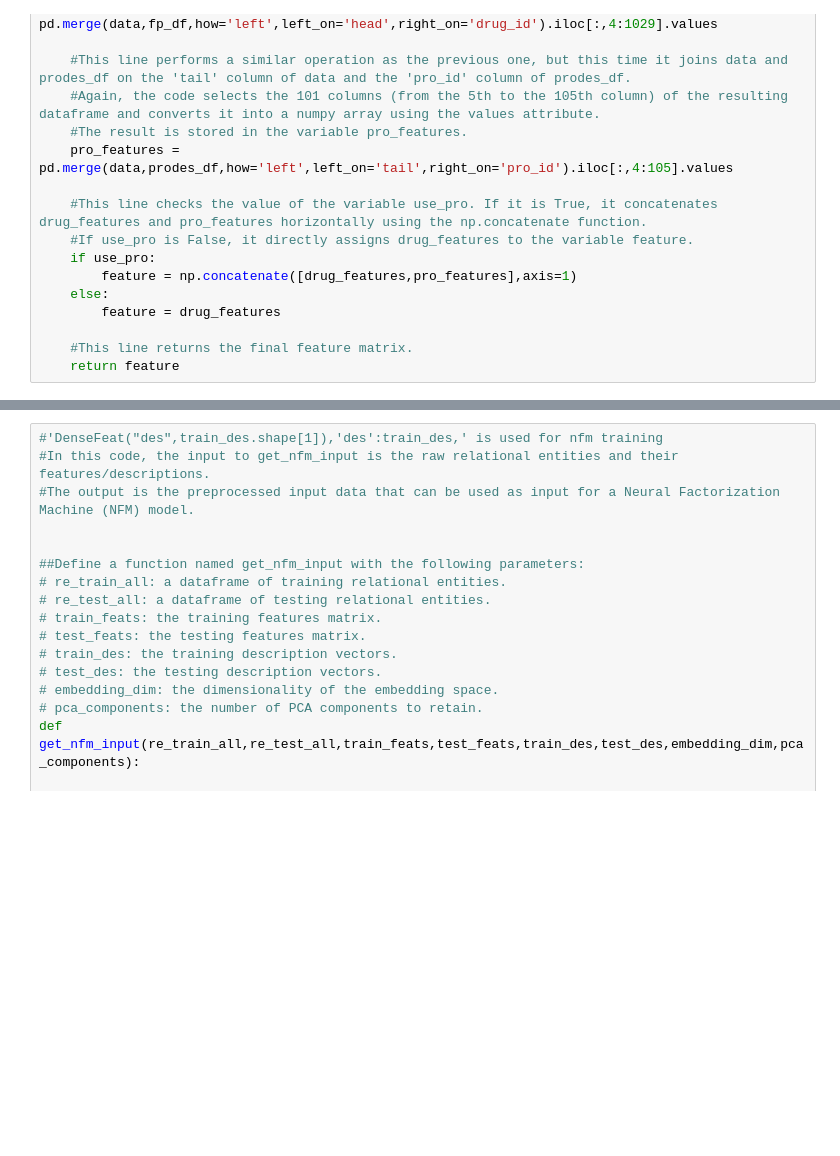
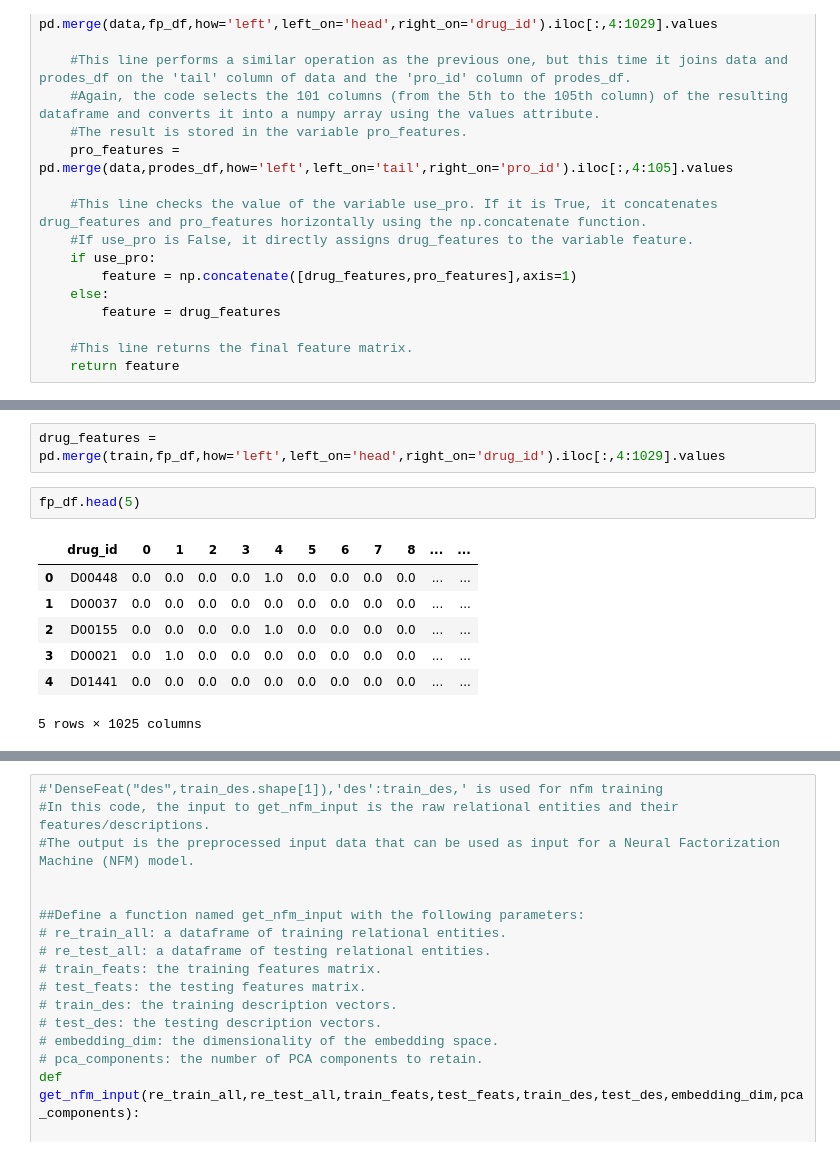
Before and after one commit to sanaaria/Master-thesis, a Jupyter notebook: KGE_NFM_&_NFM.ipynb, the cells around one changed output, grey strips where cells are left out. Cells and saved outputs as stored; diff of their text form; blank space fills up the shorter version.

```diff
--- a/KGE_NFM_&_NFM.ipynb
+++ b/KGE_NFM_&_NFM.ipynb
@@ -621,0 +651,12 @@ def get_features(data,fp_df,prodes_df,use_pro):
+# %%
+drug_features = pd.merge(train,fp_df,how='left',left_on='head',right_on='drug_id').iloc[:,4:1029].values
+# %%
+fp_df.head(5)
+# %% [output]
+|  | drug_id | 0 | 1 | 2 | 3 | 4 | 5 | 6 | 7 | 8 | ... | ... |
+| 0 | D00448 | 0.0 | 0.0 | 0.0 | 0.0 | 1.0 | 0.0 | 0.0 | 0.0 | 0.0 | ... | ... |
+| 1 | D00037 | 0.0 | 0.0 | 0.0 | 0.0 | 0.0 | 0.0 | 0.0 | 0.0 | 0.0 | ... | ... |
+| 2 | D00155 | 0.0 | 0.0 | 0.0 | 0.0 | 1.0 | 0.0 | 0.0 | 0.0 | 0.0 | ... | ... |
+| 3 | D00021 | 0.0 | 1.0 | 0.0 | 0.0 | 0.0 | 0.0 | 0.0 | 0.0 | 0.0 | ... | ... |
+| 4 | D01441 | 0.0 | 0.0 | 0.0 | 0.0 | 0.0 | 0.0 | 0.0 | 0.0 | 0.0 | ... | ... |
+5 rows × 1025 columns
```
Also changed, not shown: parts of 45 cells of this notebook.
